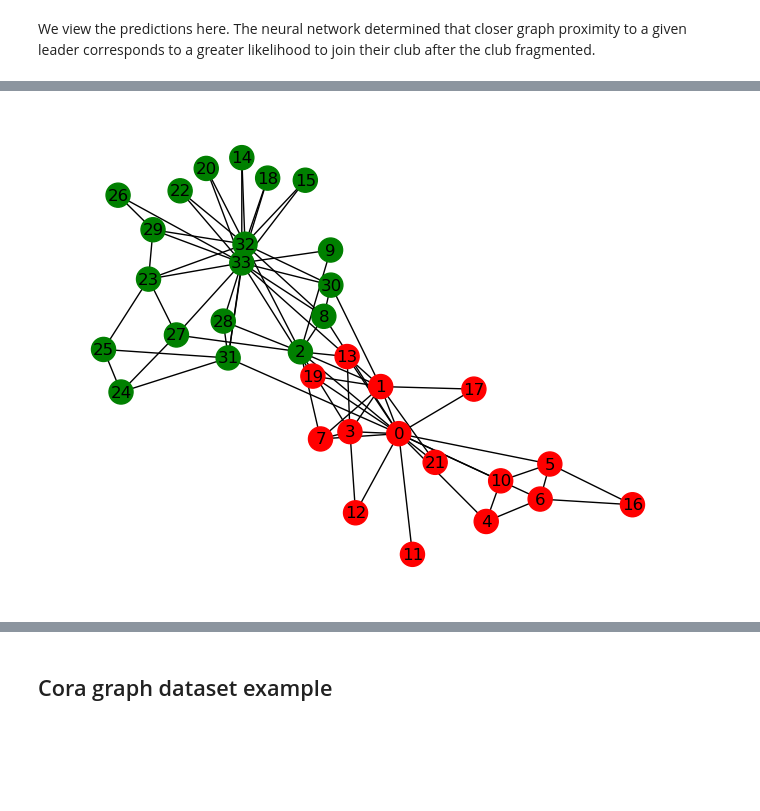
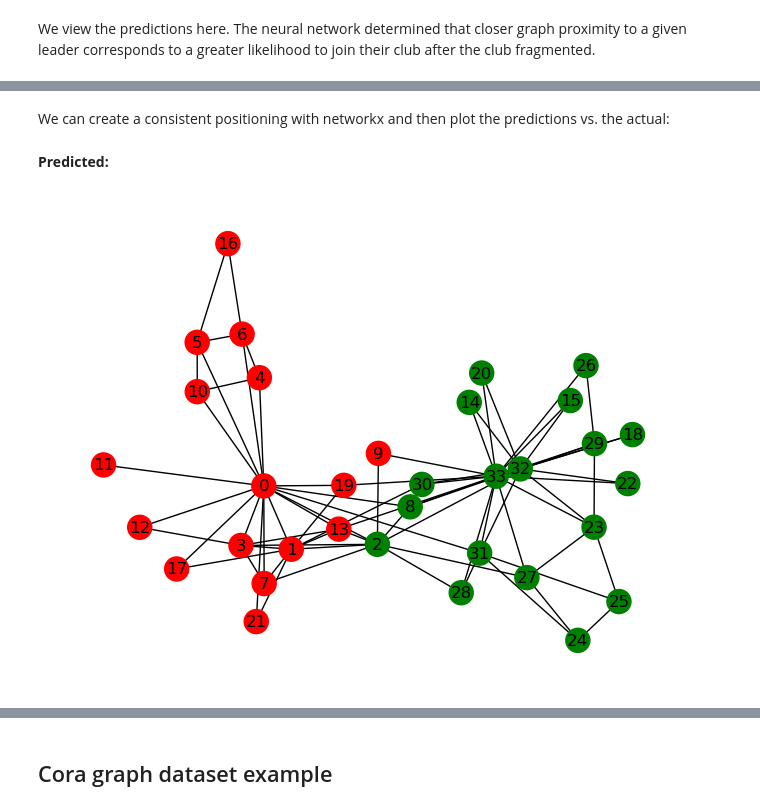
Before and after one commit to cybergis/cybergisx_gnn_examples, a Jupyter notebook: dgl.ipynb, the cells around one changed output, grey strips where cells are left out. Cells and saved outputs as stored; diff of their text form; code cells hidden in the pictures; blank space fills up the shorter version.

```diff
--- a/dgl.ipynb
+++ b/dgl.ipynb
@@ -148,5 +150,12 @@ tensor([0, 0, 1, 0, 0, 0, 0, 0, 1, 1, 0, 0, 0, 0, 1, 1, 0, 0, 1, 0, 1, 0, 1, 1,
         1, 1, 1, 1, 1, 1, 1, 1, 1, 1])
+# %% [markdown]
+We can create a consistent positioning with networkx and then plot the predictions vs. the actual:
+# %%
+G = dgl.to_networkx(graph).to_undirected()
+pos = nx.spring_layout(G)
+# %% [markdown]
+**Predicted:**
 # %%
-nx.draw(dgl.to_networkx(graph).to_undirected(), with_labels=True, node_color=['red' if x == 0 else 'green' for x in preds])
+nx.draw(G, with_labels=True, node_color=['red' if x == 0 else 'green' for x in preds], pos=pos)
 # %% [output]
-[figure, old version]
+[figure, new version]
```
Also changed, not shown: parts of 16 cells of this notebook, 2 other files.
